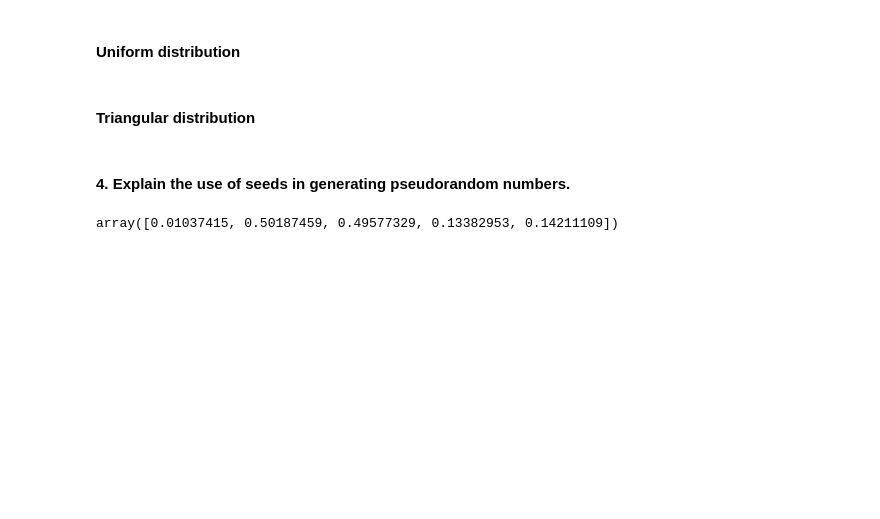
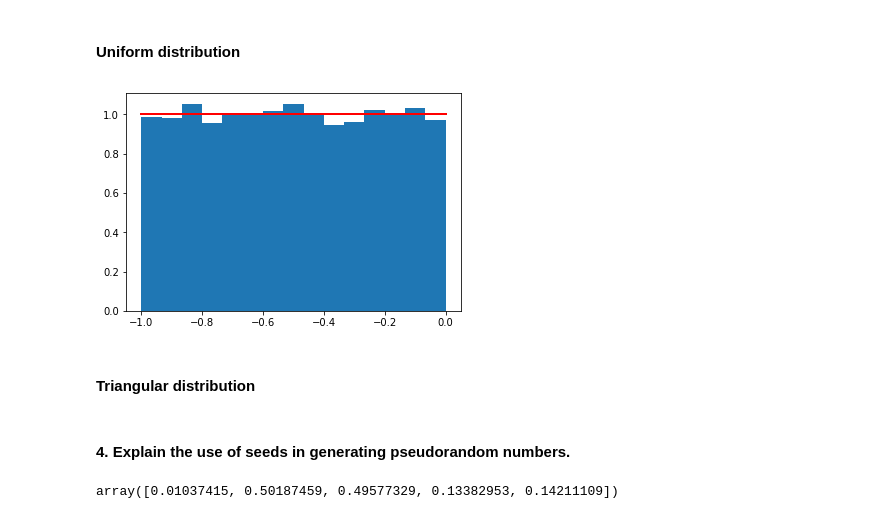
Before and after one commit to patmcdonald/ProgData52465_assignment, a Jupyter notebook: ProgDataAssignment.ipynb, the cells around one changed output. Saved outputs shown, nothing was run; the diff lists cells and outputs as text; code cells hidden in the pictures; blank space fills up the shorter version.

```diff
--- a/ProgDataAssignment.ipynb
+++ b/ProgDataAssignment.ipynb
@@ -88,5 +101,16 @@ plt.show
 # %% [markdown]
 #### Uniform distribution
+# %%
+# example adapted from
+# https://docs.scipy.org/doc/numpy-1.15.0/reference/generated/numpy.random.uniform.html#numpy.random.uniform
+u = np.random.uniform(-1,0,14679)
+
+import matplotlib.pyplot as plt
+count, bins, ignored = plt.hist(u, 15, density=True)
+plt.plot(bins, np.ones_like(bins), linewidth=2, color='r')
+plt.show()
+# %% [output]
+[figure, added]
 # %% [markdown]
 #### Triangular distribution
 # %% [markdown]
```
Also changed, not shown: parts of 1 cell of this notebook.
